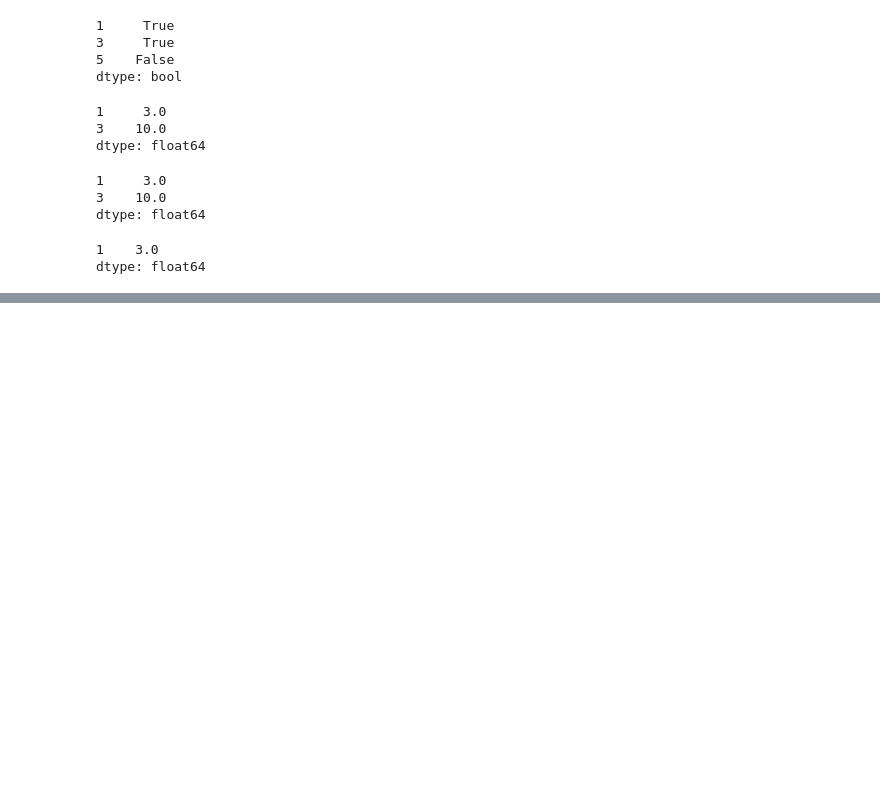
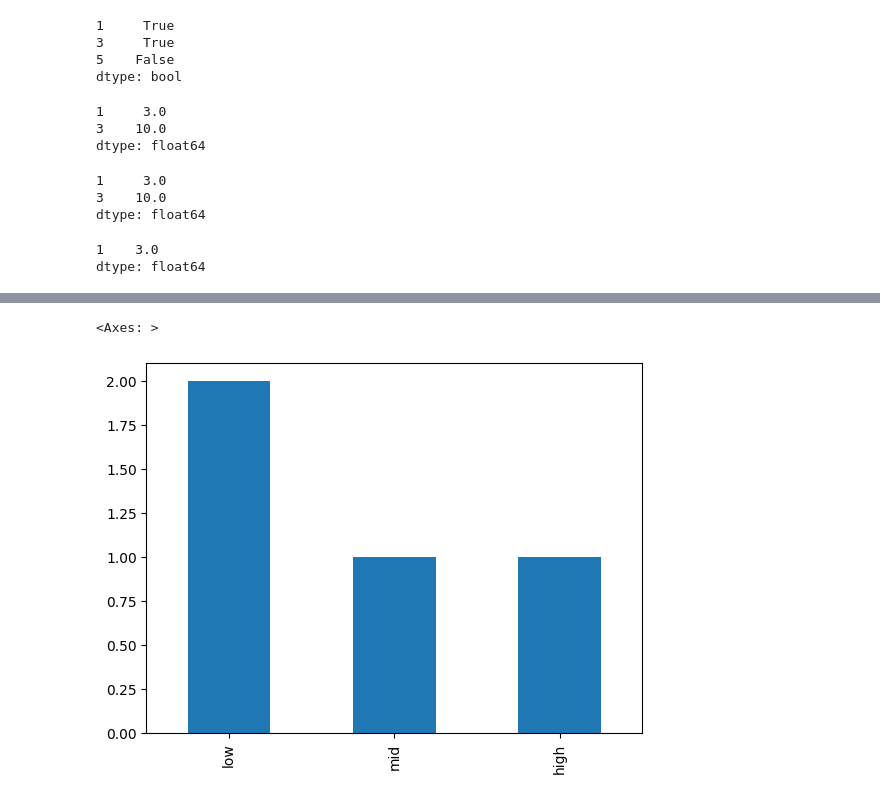
Before and after one commit to yunjichoi37/corpus-linguistics, a Jupyter notebook: 04_Python_데이터분석구조_I.ipynb, the cells around one changed output, grey strips where cells are left out. Drawn from its saved outputs; the diff is of its cells as text; code cells hidden in the pictures; blank space fills up the shorter version.

```diff
--- a/04_Python_데이터분석구조_I.ipynb
+++ b/04_Python_데이터분석구조_I.ipynb
@@ -400,0 +671,5 @@ dtype: float64
+# %%
+b.cat.reorder_categories(["high", "mid", "low"]).value_counts().sort_index(ascending=False).plot(kind='bar')
+# %% [output]
+<Axes: >
+[figure, added]
```
Also changed, not shown: parts of 56 cells of this notebook.
